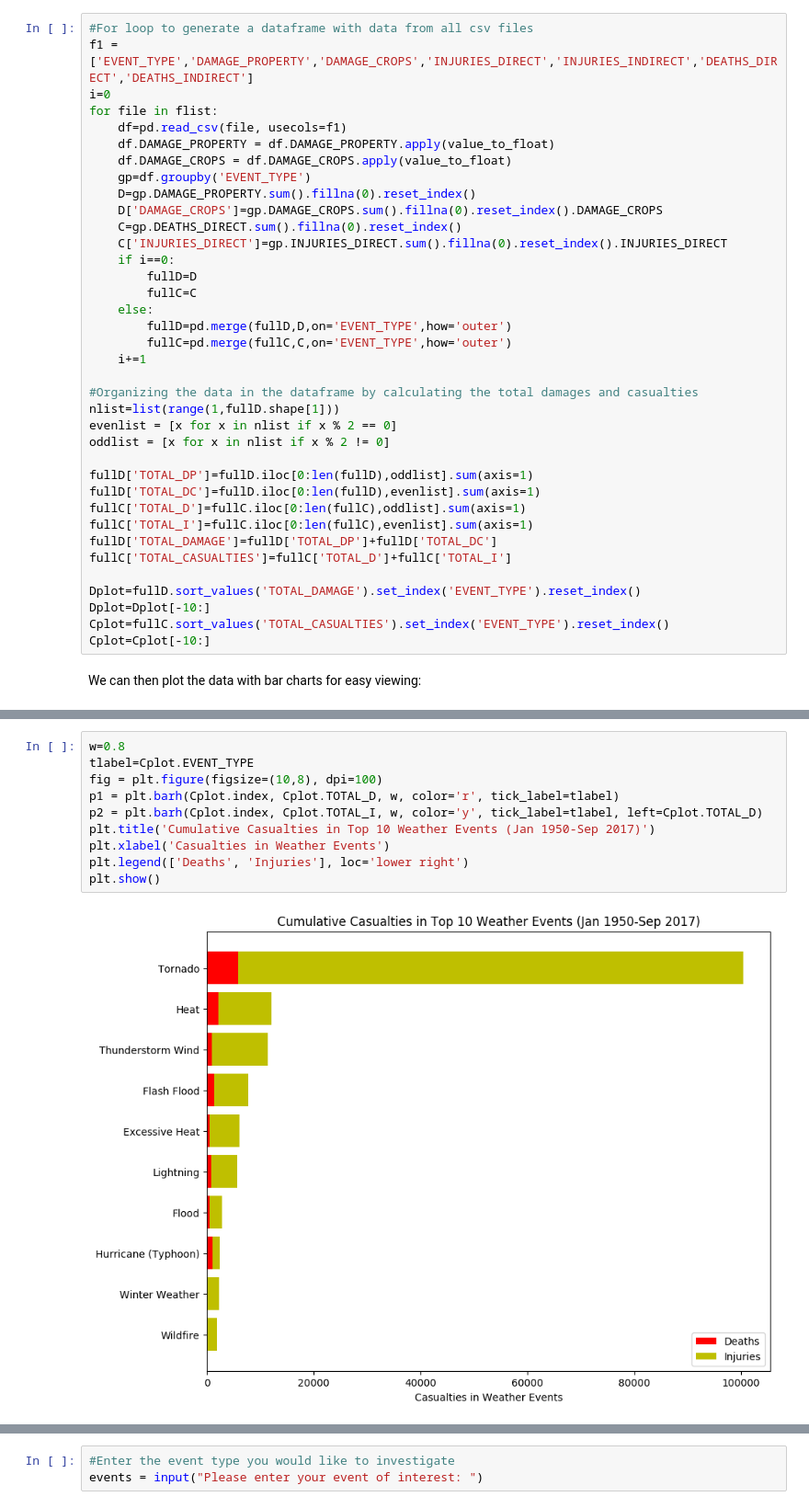
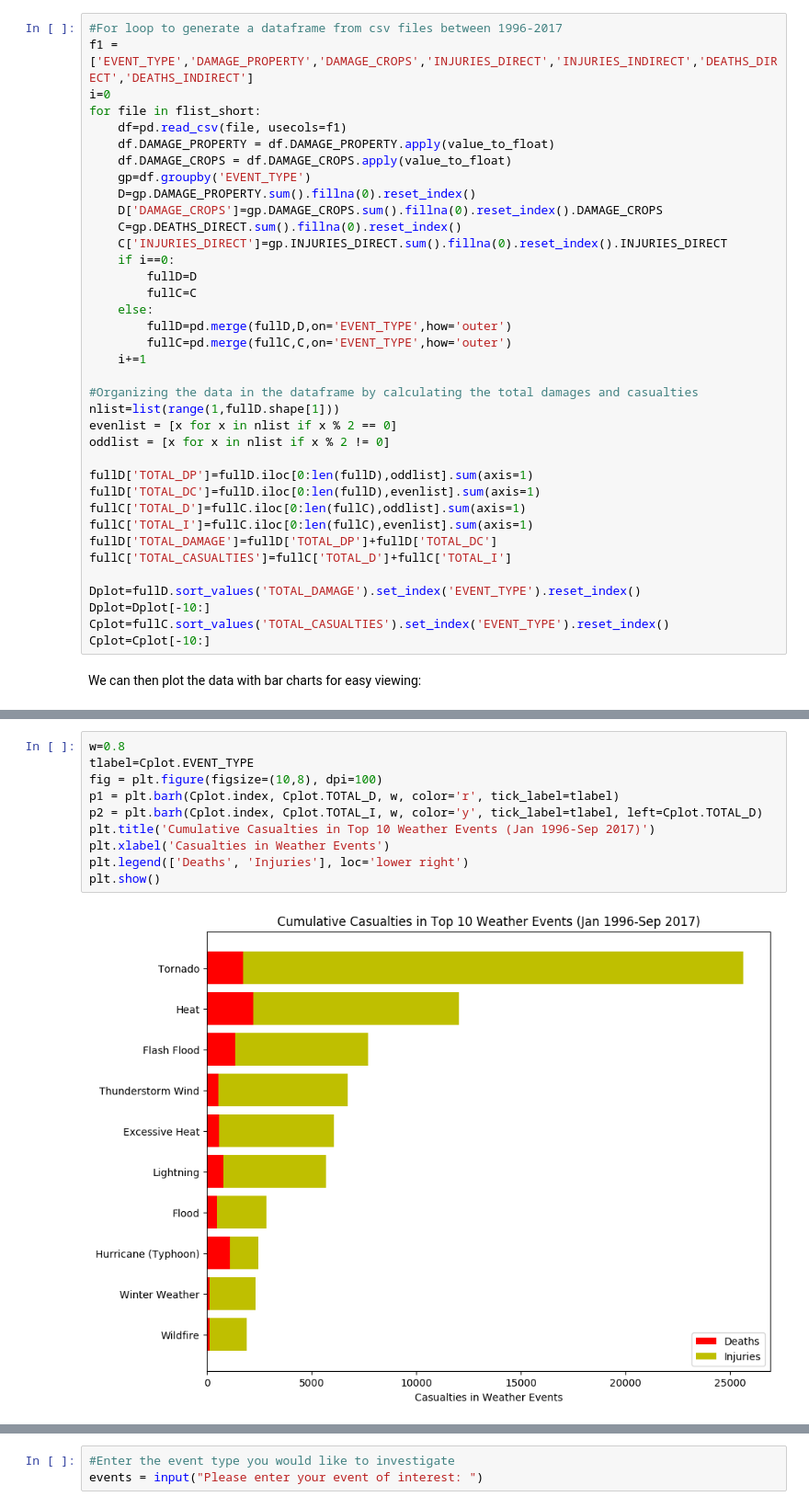
Before and after one commit to godinechan/NOAAanalysis, a Jupyter notebook: NOAAanalysis.ipynb, the cells around one changed output, grey strips where cells are left out. Shown at 92% size. Drawn from its saved outputs; the diff is of its cells as text.

```diff
--- a/NOAAanalysis.ipynb
+++ b/NOAAanalysis.ipynb
@@ -52,10 +52,10 @@ def value_to_float(val):
 # %% [markdown]
 The first thing we can investigate is the valuable but tragic information from the database about the amount of damages on properties and crops as well as direct and indirect deaths and injuries caused by natural hazards in the U.S.
 # %%
-#For loop to generate a dataframe with data from all csv files
+#For loop to generate a dataframe from csv files between 1996-2017
 f1 = ['EVENT_TYPE','DAMAGE_PROPERTY','DAMAGE_CROPS','INJURIES_DIRECT','INJURIES_INDIRECT','DEATHS_DIRECT','DEATHS_INDIRECT']
 i=0
-for file in flist:
+for file in flist_short:
 	df=pd.read_csv(file, usecols=f1)
 	df.DAMAGE_PROPERTY = df.DAMAGE_PROPERTY.apply(value_to_float)
 	df.DAMAGE_CROPS = df.DAMAGE_CROPS.apply(value_to_float)
@@ -105,13 +105,13 @@ plt.show()
 # %%
 w=0.8
 tlabel=Cplot.EVENT_TYPE
 fig = plt.figure(figsize=(10,8), dpi=100)
 p1 = plt.barh(Cplot.index, Cplot.TOTAL_D, w, color='r', tick_label=tlabel)
 p2 = plt.barh(Cplot.index, Cplot.TOTAL_I, w, color='y', tick_label=tlabel, left=Cplot.TOTAL_D)
-plt.title('Cumulative Casualties in Top 10 Weather Events (Jan 1950-Sep 2017)')
+plt.title('Cumulative Casualties in Top 10 Weather Events (Jan 1996-Sep 2017)')
 plt.xlabel('Casualties in Weather Events')
 plt.legend(['Deaths', 'Injuries'], loc='lower right')
 plt.show()
 # %% [output]
-[figure, old version]
+[figure, new version]
 # %% [markdown]
```
Also changed, not shown: parts of 5 cells of this notebook.
